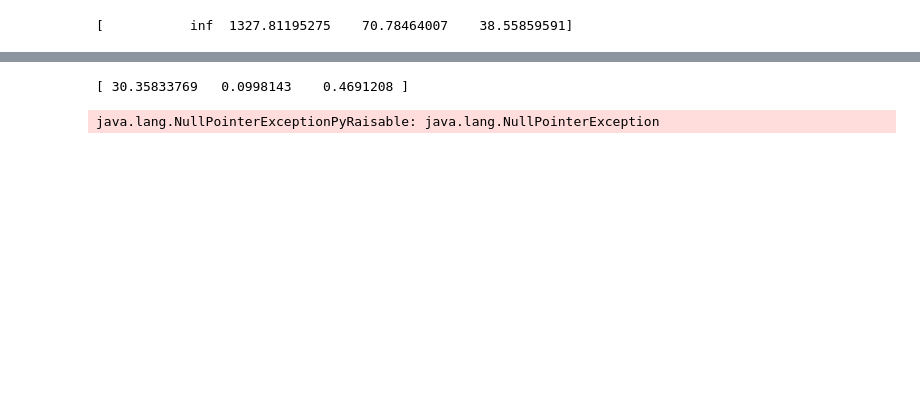
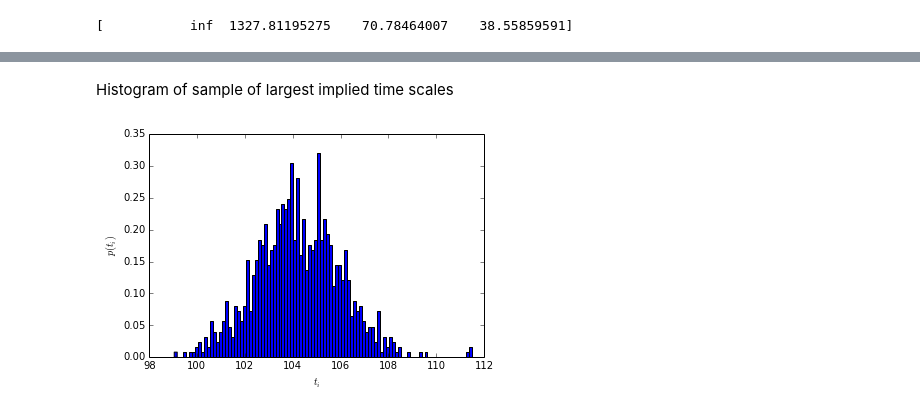
Before and after one commit to markovmodel/PyEMMA, a Jupyter notebook: ipython/analysis/sampling.ipynb, the cells around one changed output, grey strips where cells are left out. Drawn from its saved outputs; the diff is of its cells as text; code cells hidden in the pictures; blank space fills up the shorter version.

```diff
--- a/ipython/analysis/sampling.ipynb
+++ b/ipython/analysis/sampling.ipynb
@@ -79,4 +226,0 @@ sampler_rev=tmatrix_sampler(C+prior_rev(C), reversible=True, T0=T_rev)
-# %%
-sampler_mu=tmatrix_sampler(C, reversible=True, mu=mu)
-# %%
-N=10
@@ -85,2 +229,2 @@ dN=10000
 # %%
-ts_sample_nrev=np.zeros((N, k))
+ts_sample_mu=np.zeros((N, k))
@@ -87,4 +249,4 @@ ts_sample_nrev=np.zeros((N, k))
 # %%
 for i in range(N):
-    T=sampler_nrev.sample(dN)
-    ts_sample_nrev[i,:]=timescales(T, k=k, tau=tau)
+    T=sampler_mu.sample(dN)
+    ts_sample_mu[i, :]=timescales(T, k=k, tau=tau)
@@ -145,8 +264,0 @@ print np.mean(ts_sample_rev[:,1:], axis=0)
-# %%
-print np.std(ts_sample_rev[:,1:], axis=0)
-# %% [output]
-[ 30.35833769   0.0998143    0.4691208 ]
-# %%
-sampler_mu.sample(10)
-# %% [output]
-java.lang.NullPointerExceptionPyRaisable: java.lang.NullPointerException
@@ -156,0 +265,6 @@ java.lang.NullPointerExceptionPyRaisable: java.lang.NullPointerException
+# %% [markdown]
+Histogram of sample of largest implied time scales
+# %%
+plotting.timescale_histogram(ts_sample_mu[:,1])
+# %% [output]
+[figure, added]
```
Also changed, not shown: parts of 62 cells of this notebook.
